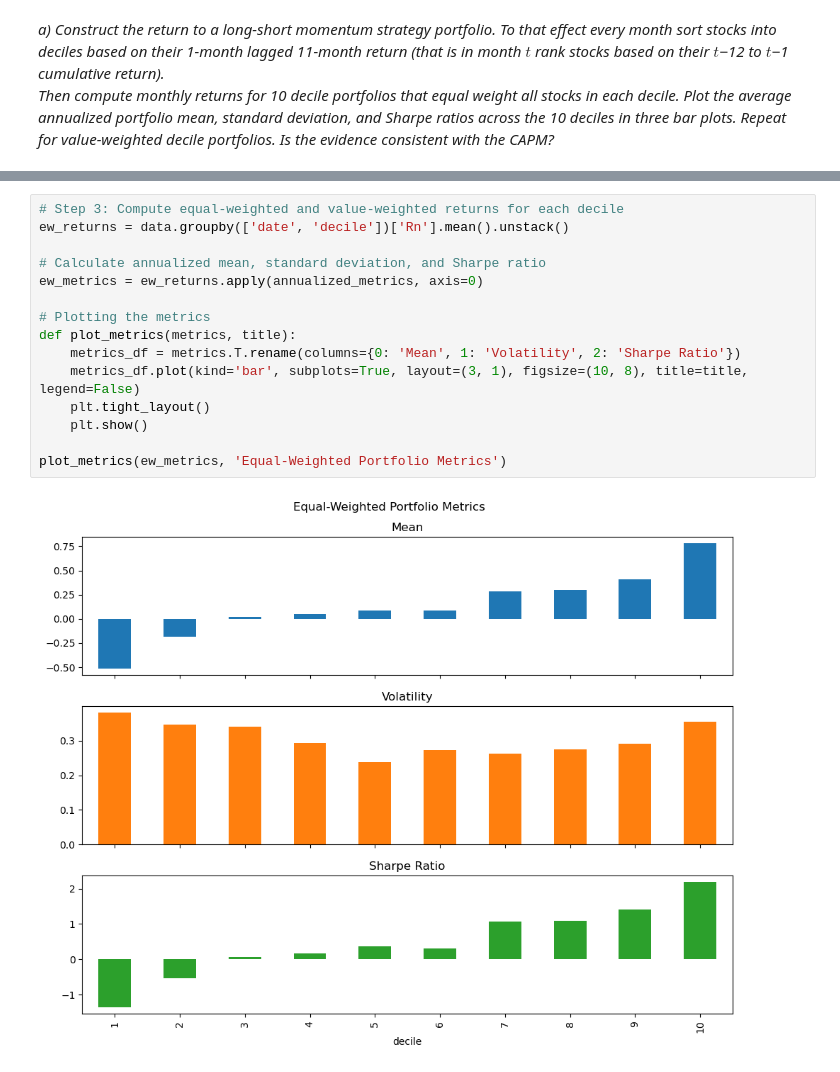
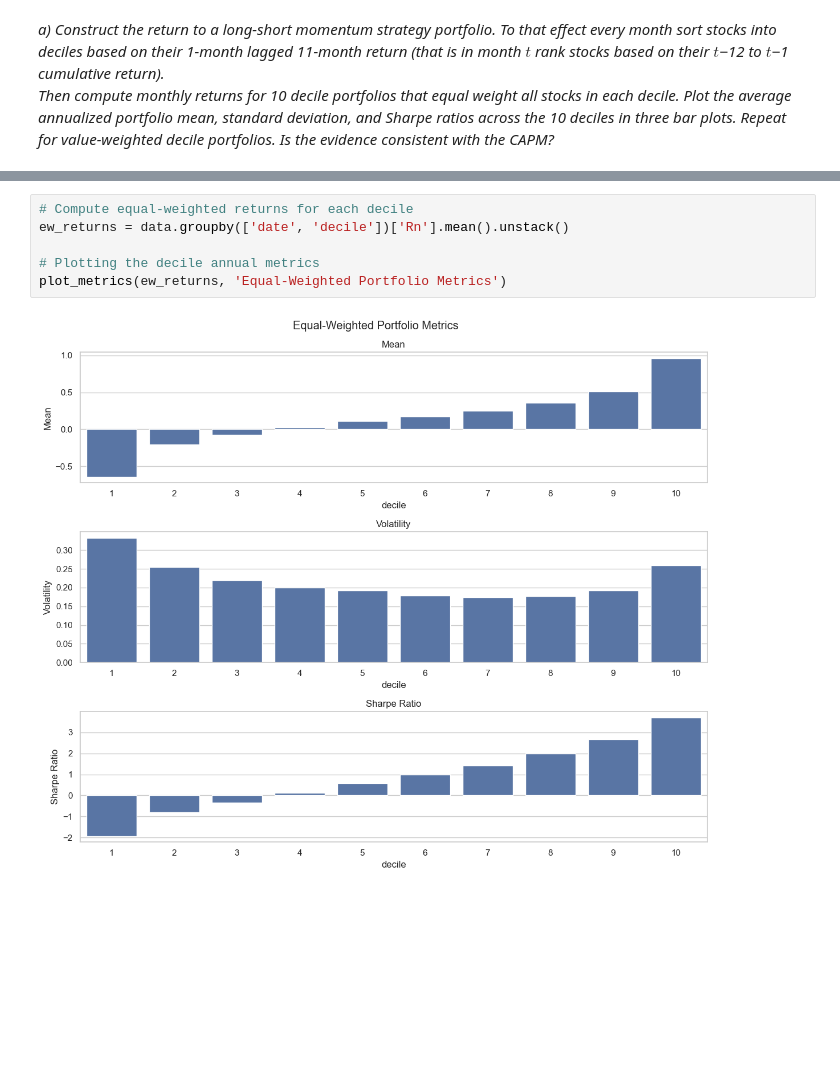
Before and after one commit to Marc-antoineallard74/Investments_project2024, a Jupyter notebook: source/section4.ipynb, the cells around one changed output, grey strips where cells are left out. Saved outputs shown, nothing was run; the diff lists cells and outputs as text; blank space fills up the shorter version.

```diff
--- a/source/section4.ipynb
+++ b/source/section4.ipynb
@@ -63,19 +72,10 @@ data['decile'].head()
 Name: decile, dtype: int64
-# %%
-# Step 3: Compute equal-weighted and value-weighted returns for each decile
-ew_returns = data.groupby(['date', 'decile'])['Rn'].mean().unstack()
-
-# Calculate annualized mean, standard deviation, and Sharpe ratio
-ew_metrics = ew_returns.apply(annualized_metrics, axis=0)
-
-# Plotting the metrics
-def plot_metrics(metrics, title):
-    metrics_df = metrics.T.rename(columns={0: 'Mean', 1: 'Volatility', 2: 'Sharpe Ratio'})
-    metrics_df.plot(kind='bar', subplots=True, layout=(3, 1), figsize=(10, 8), title=title, legend=False)
-    plt.tight_layout()
-    plt.show()
-
-plot_metrics(ew_metrics, 'Equal-Weighted Portfolio Metrics')
-# %% [output]
-[figure, removed]
+# %%
+# Compute equal-weighted returns for each decile
+ew_returns = data.groupby(['date', 'decile'])['Rn'].mean().unstack()
+
+# Plotting the decile annual metrics
+plot_metrics(ew_returns, 'Equal-Weighted Portfolio Metrics')
+# %% [output]
+[figure, added]
 # %%
```
Also changed, not shown: parts of 13 cells of this notebook, 5 other files.
